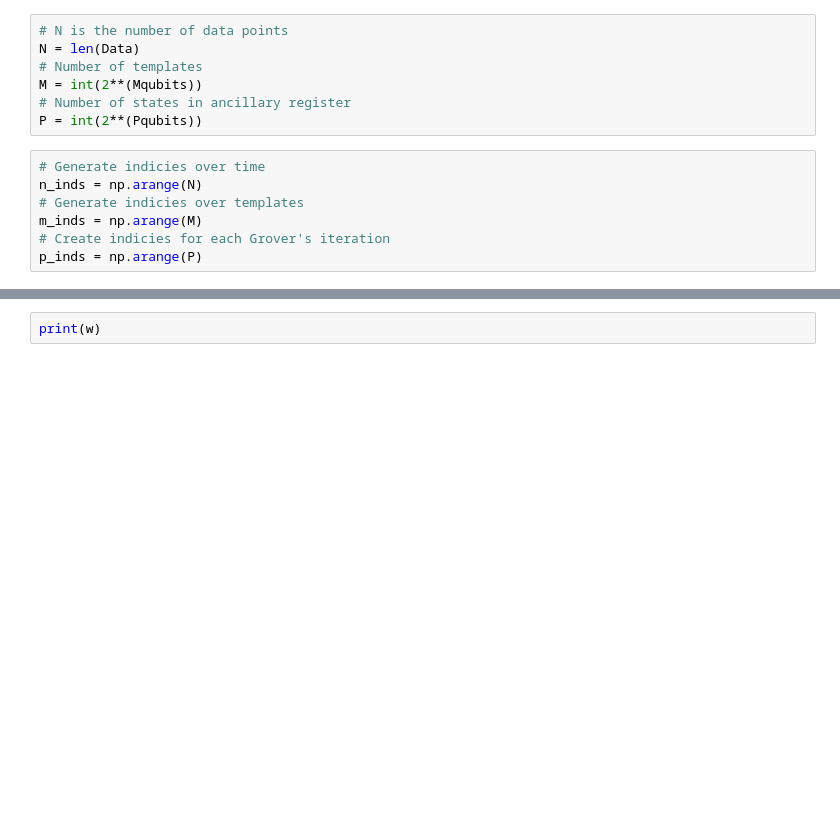
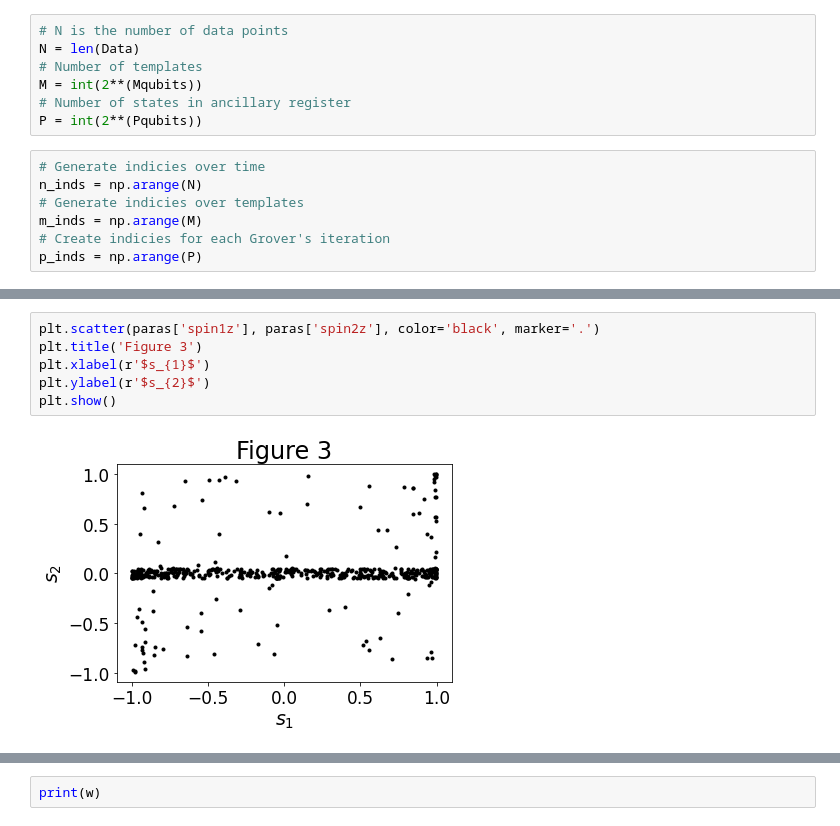
Before and after one commit to Fergus-Hayes/quantum-matched-filter, a Jupyter notebook: QMF_150914.ipynb, the cells around one changed output, grey strips where cells are left out. Drawn from its saved outputs; the diff is of its cells as text; blank space fills up the shorter version.

```diff
--- a/QMF_150914.ipynb
+++ b/QMF_150914.ipynb
@@ -58,0 +96,8 @@ $$ |\psi_{\text{ini}}⟩ = \frac{1}{\sqrt{M}}\sum^{M-1}_{m=0}|m⟩. $$
+# %%
+plt.scatter(paras['spin1z'], paras['spin2z'], color='black', marker='.')
+plt.title('Figure 3')
+plt.xlabel(r'$s_{1}$')
+plt.ylabel(r'$s_{2}$')
+plt.show()
+# %% [output]
+[figure, added]
```
Also changed, not shown: parts of 45 cells of this notebook, 2 other files.
